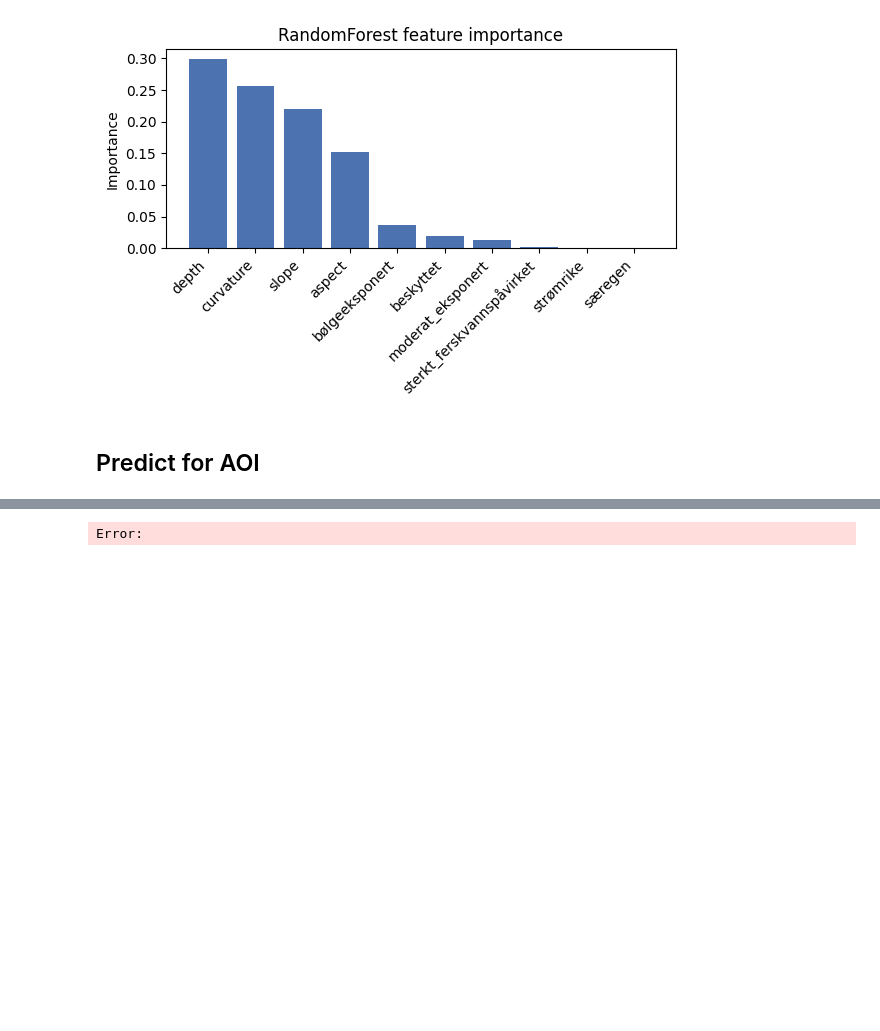
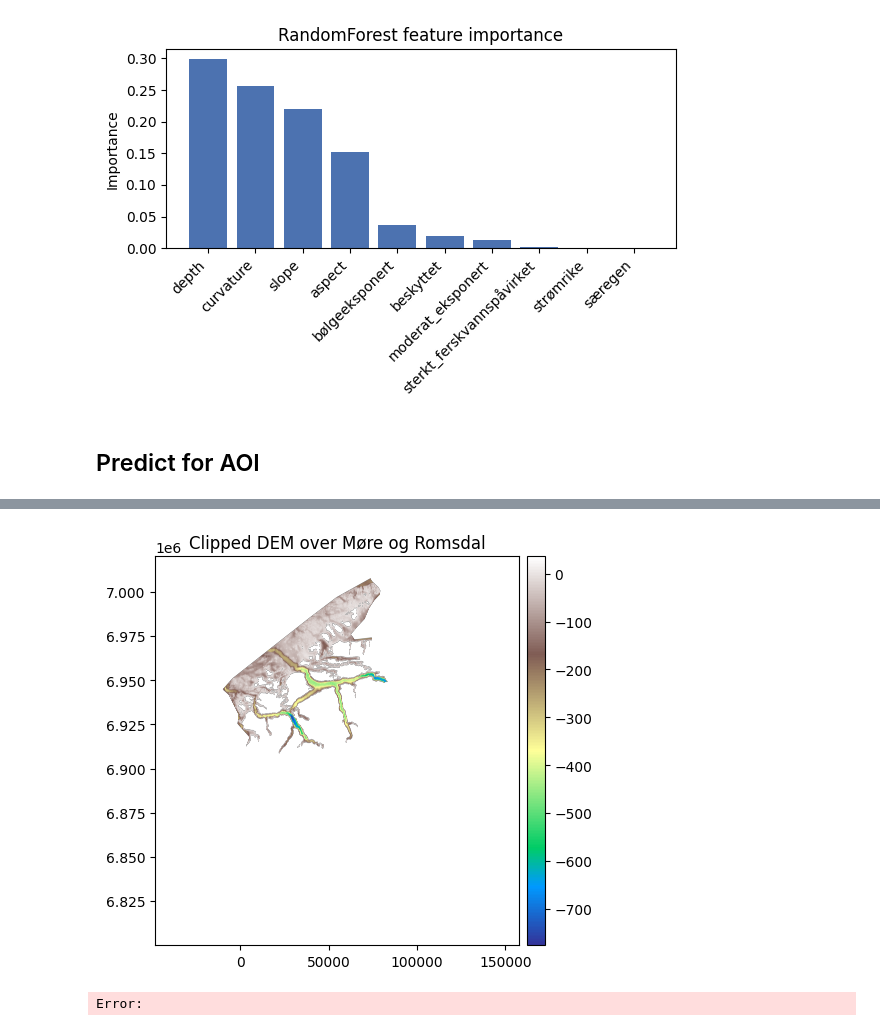
Before and after one commit to NIVANorge/marint-naturkart-niva, a Jupyter notebook: notebooks/03_modelling.ipynb, the cells around one changed output, grey strips where cells are left out. Drawn from its saved outputs; the diff is of its cells as text; code cells hidden in the pictures; blank space fills up the shorter version.

```diff
--- a/notebooks/03_modelling.ipynb
+++ b/notebooks/03_modelling.ipynb
@@ -224,5 +231,5 @@ vec_clip = gu.Vector(gdf_clip)
 # %%
-vect_rasterized = vec_clip.create_mask(dem)
-vect_rasterized.plot(ax="new")
+
+arr2d = np.array(dem.data, dtype=np.float32)
+arr2d[~vect_rasterized.data] = np.nan
+dem_clipped = xdem.DEM.from_array(arr2d, transform=dem.transform, crs=dem.crs)
-# %% [output]
-Error:
@@ -235,3 +236,7 @@ dem_clipped.plot()
+# %%
+dem_clipped.plot(cmap="terrain", title="Clipped DEM over Møre og Romsdal")
+# %% [output]
+[figure, added]
 # %%
 cropped_attributes = xdem.terrain.get_terrain_attribute(
     dem_clipped.data,
@@ -243 +253,5 @@ cropped_slope, cropped_aspect, cropped_curvature = cropped_attributes[0], croppe
+# %%
+utils.plot_vanntyper(cropped_marine_type_raster, transform, cropped_id_type_map)
+# %% [output]
+Error:
 # %%
```
Also changed, not shown: parts of 14 cells of this notebook, 1 other file.
